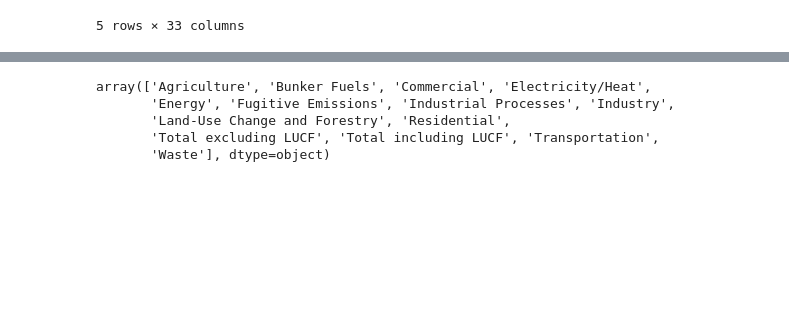
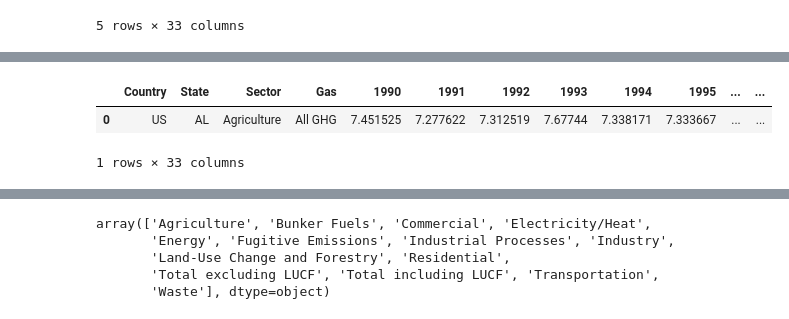
Before and after one commit to Michaelfr22/Final_Project, a Jupyter notebook: US_Emissions_1990_2018.ipynb, the cells around one changed output, grey strips where cells are left out. Drawn from its saved outputs; the diff is of its cells as text; code cells hidden in the pictures; blank space fills up the shorter version.

```diff
--- a/US_Emissions_1990_2018.ipynb
+++ b/US_Emissions_1990_2018.ipynb
@@ -127,3 +124,10 @@ al_agr_ghg.head()
+# %%
+al_agr_ghg = us_ghg.loc[((us_ghg['State'] == 'AL') & (us_ghg['Sector'] == 'Agriculture'))]
+al_agr_ghg.head()
+# %% [output]
+|  | Country | State | Sector | Gas | 1990 | 1991 | 1992 | 1993 | 1994 | 1995 | ... | ... |
+| 0 | US | AL | Agriculture | All GHG | 7.451525 | 7.277622 | 7.312519 | 7.67744 | 7.338171 | 7.333667 | ... | ... |
+1 rows × 33 columns
 # %%
 #Stacks years & emissions
 al_agr_ghg = al_agr_ghg.set_index(['Country', 'State', 'Sector']).stack()\
```
Also changed, not shown: parts of 25 cells of this notebook, 1 other file.
